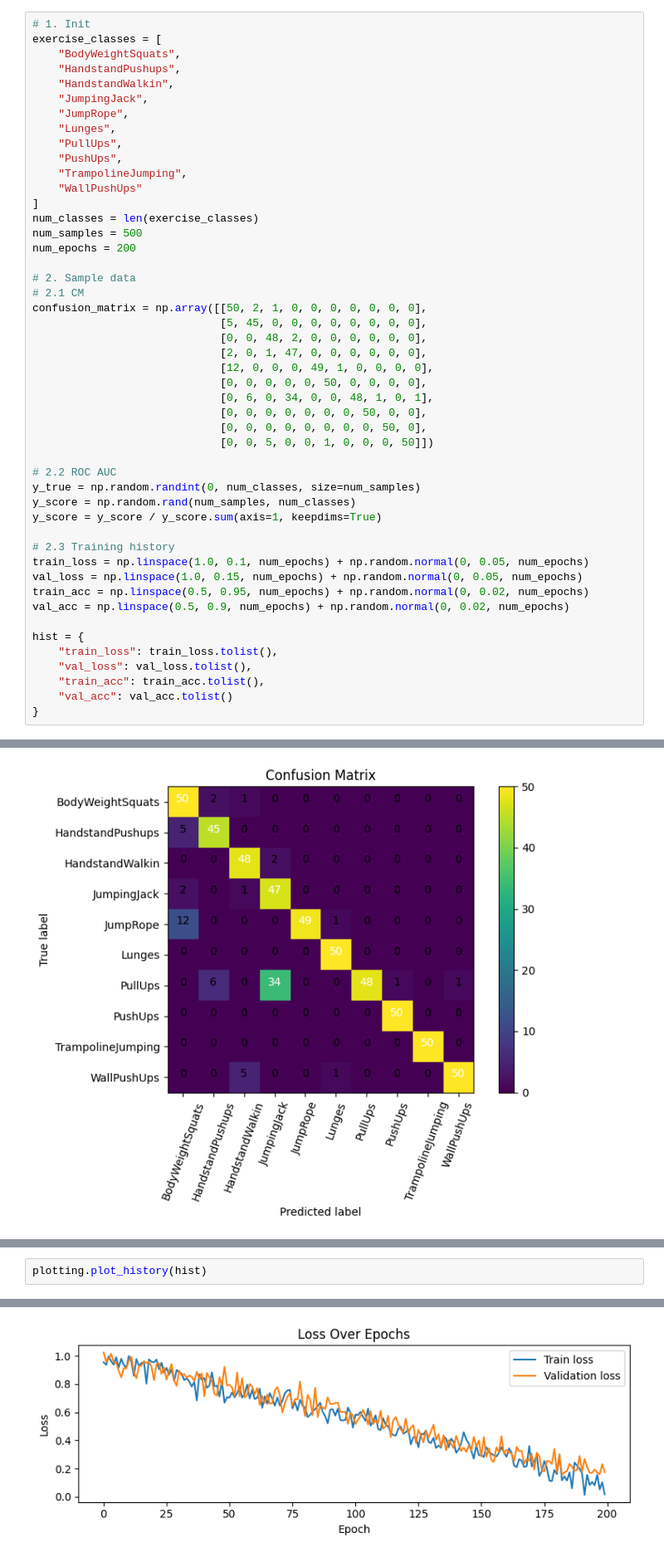
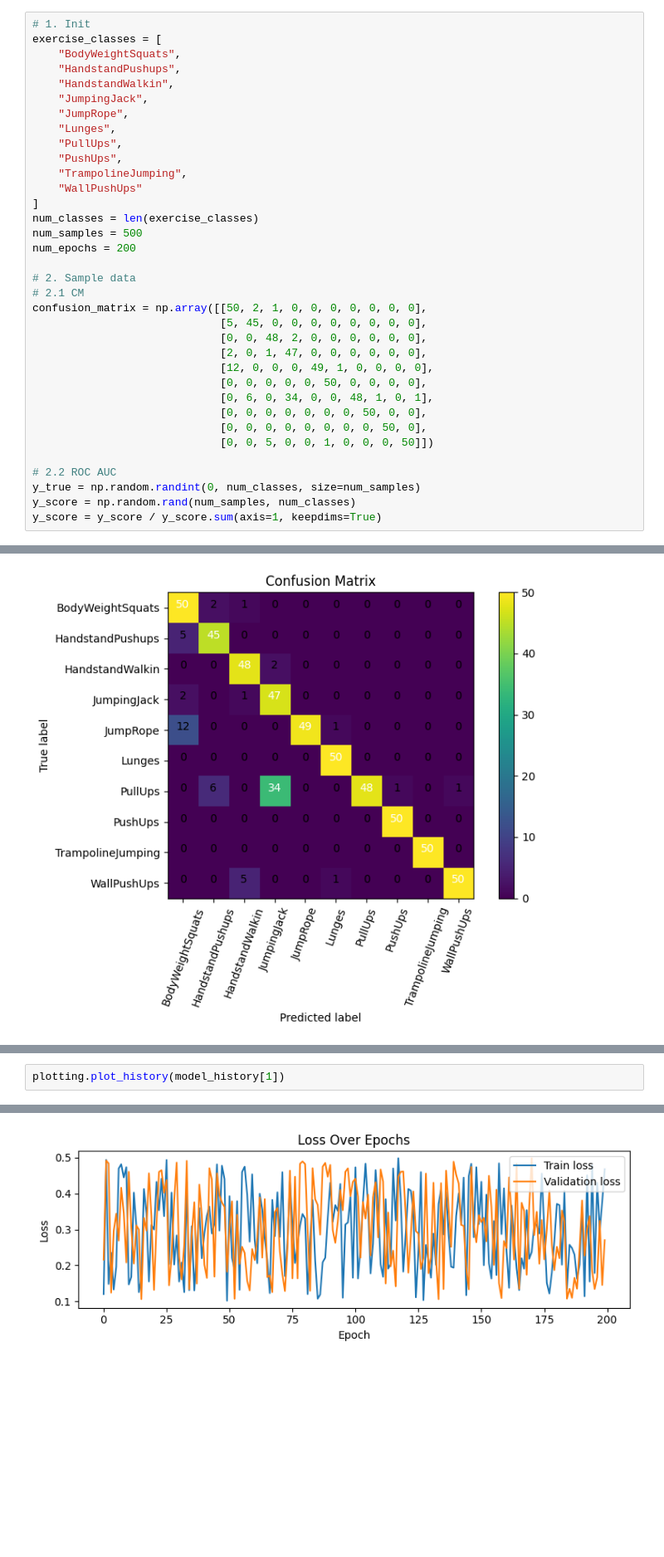
Before and after one commit to klfl1012/IDLCV2, a Jupyter notebook: Visualization_test.ipynb, the cells around one changed output, grey strips where cells are left out. Shown at 83% size. Saved outputs shown, nothing was run; the diff lists cells and outputs as text; blank space fills up the shorter version.

```diff
--- a/Visualization_test.ipynb
+++ b/Visualization_test.ipynb
@@ -39,16 +43,3 @@ confusion_matrix = np.array([[50, 2, 1, 0, 0, 0, 0, 0, 0, 0],
 y_true = np.random.randint(0, num_classes, size=num_samples)
 y_score = np.random.rand(num_samples, num_classes)
 y_score = y_score / y_score.sum(axis=1, keepdims=True)
-
-# 2.3 Training history
-train_loss = np.linspace(1.0, 0.1, num_epochs) + np.random.normal(0, 0.05, num_epochs)
-val_loss = np.linspace(1.0, 0.15, num_epochs) + np.random.normal(0, 0.05, num_epochs)
-train_acc = np.linspace(0.5, 0.95, num_epochs) + np.random.normal(0, 0.02, num_epochs)
-val_acc = np.linspace(0.5, 0.9, num_epochs) + np.random.normal(0, 0.02, num_epochs)
-
-hist = {
-    "train_loss": train_loss.tolist(),
-    "val_loss": val_loss.tolist(),
-    "train_acc": train_acc.tolist(),
-    "val_acc": val_acc.tolist()
-}
@@ -78,3 +118,3 @@ plotting.multiclass_roc_auc(y_true, y_score, exercise_classes)
 # %%
-plotting.plot_history(hist)
+plotting.plot_history(model_history[1])
 # %% [output]
@@ -82 +122 @@ plotting.plot_history(hist)
-[figure, old version]
+[figure, new version]
```
Also changed, not shown: parts of 9 cells of this notebook, 1 other file.
